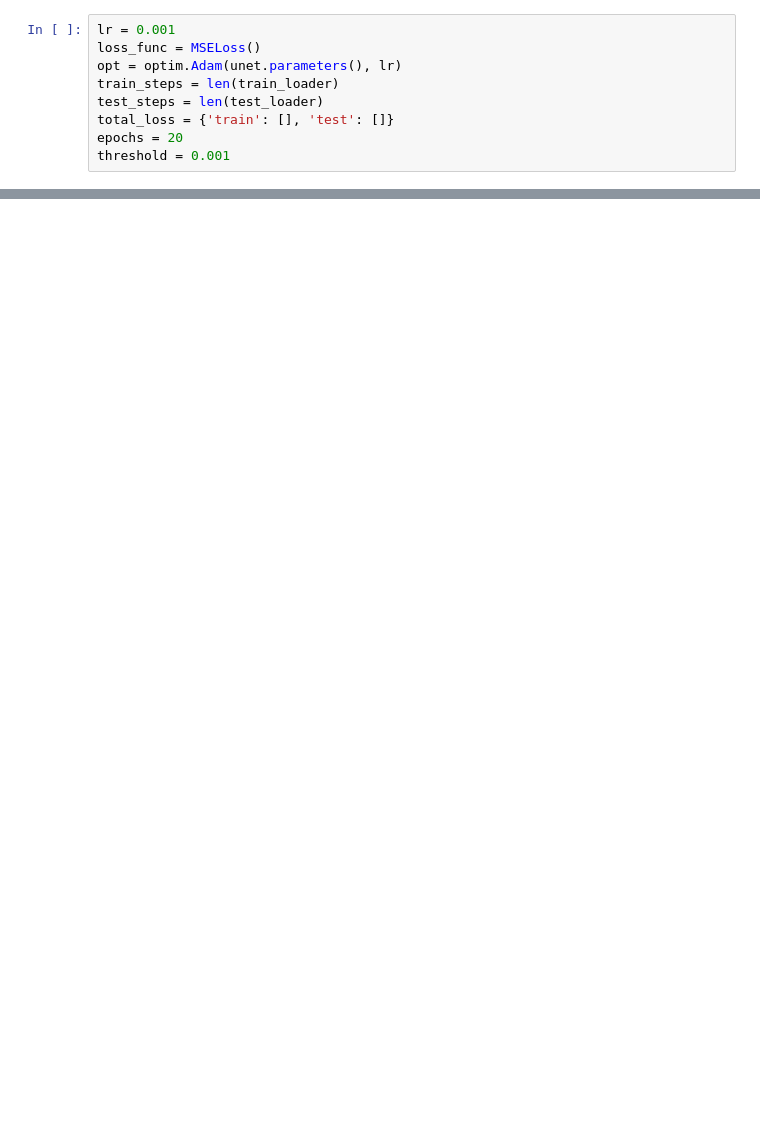
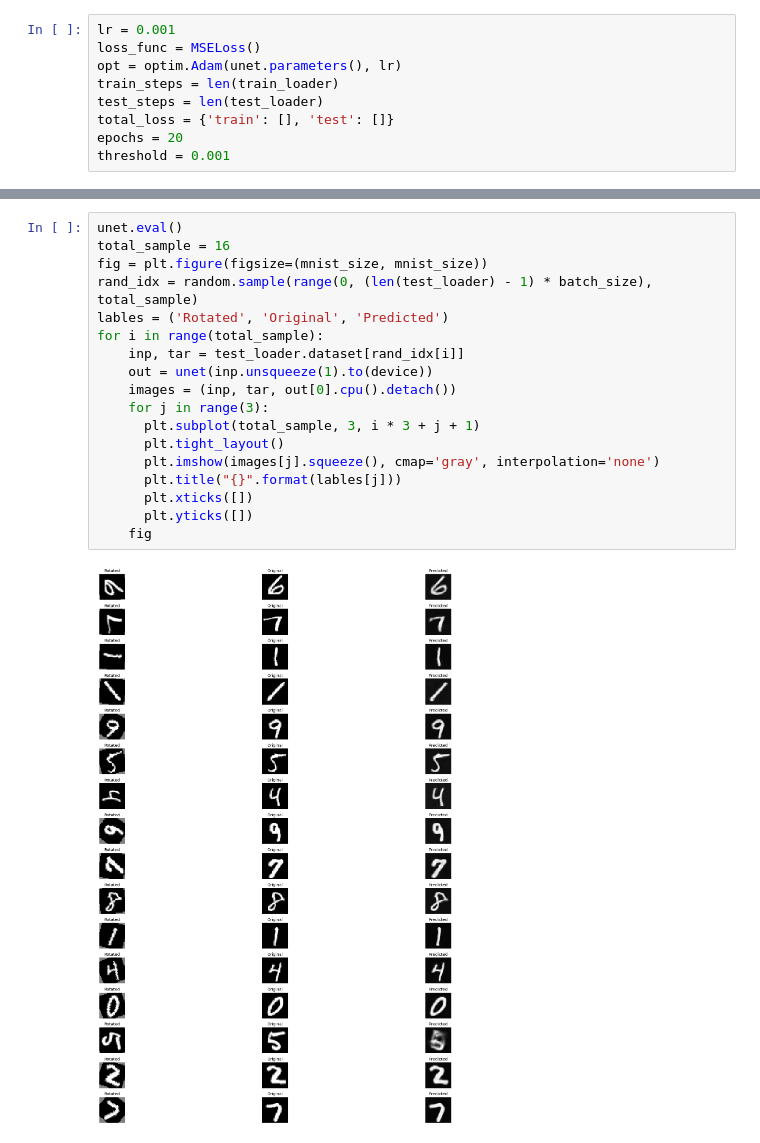
Before and after one commit to yasharzb/MNIST-Rotate-UNet, a Jupyter notebook: UNet.ipynb, the cells around one changed output, grey strips where cells are left out. Saved outputs shown, nothing was run; the diff lists cells and outputs as text; blank space fills up the shorter version.

```diff
--- a/UNet.ipynb
+++ b/UNet.ipynb
@@ -236,0 +379,20 @@ torch.save(unet, model_path)
+# %%
+unet.eval()
+total_sample = 16
+fig = plt.figure(figsize=(mnist_size, mnist_size))
+rand_idx = random.sample(range(0, (len(test_loader) - 1) * batch_size), total_sample)
+lables = ('Rotated', 'Original', 'Predicted')
+for i in range(total_sample):
+    inp, tar = test_loader.dataset[rand_idx[i]]
+    out = unet(inp.unsqueeze(1).to(device))
+    images = (inp, tar, out[0].cpu().detach())
+    for j in range(3):
+      plt.subplot(total_sample, 3, i * 3 + j + 1)
+      plt.tight_layout()
+      plt.imshow(images[j].squeeze(), cmap='gray', interpolation='none')
+      plt.title("{}".format(lables[j]))
+      plt.xticks([])
+      plt.yticks([])
+    fig
+# %% [output]
+[figure, added]
```
Also changed, not shown: parts of 35 cells of this notebook.
